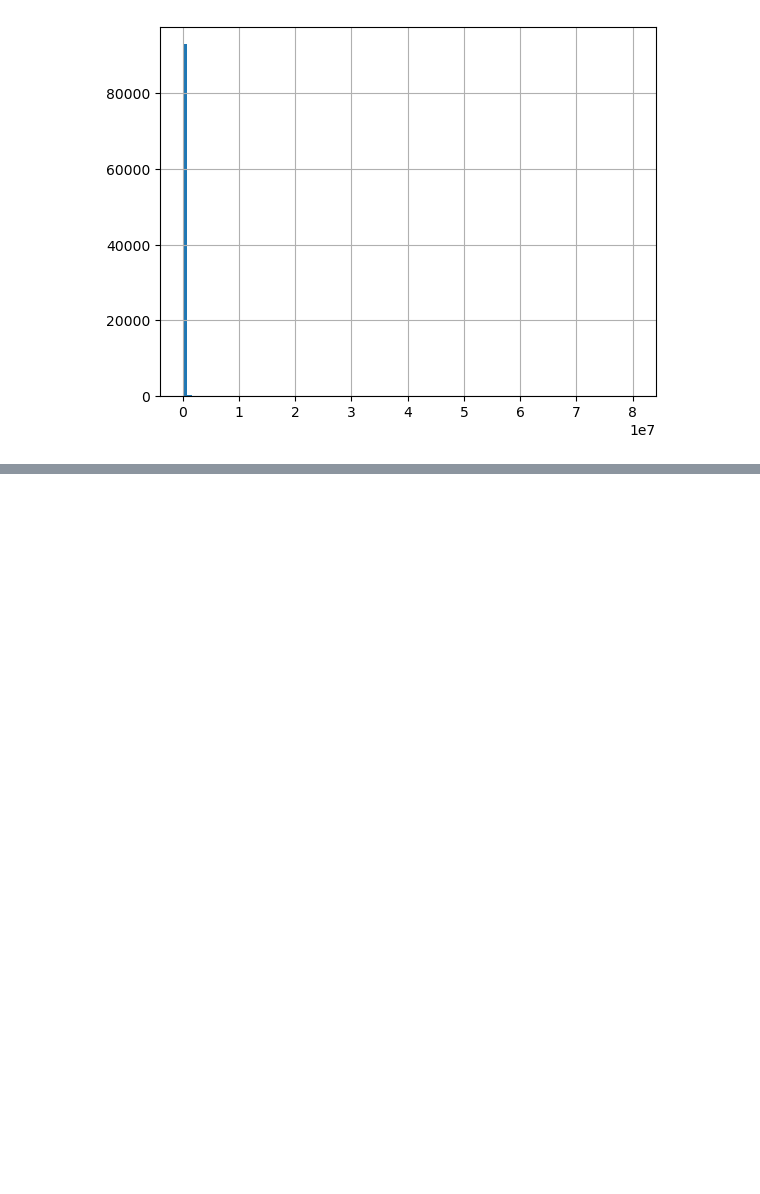
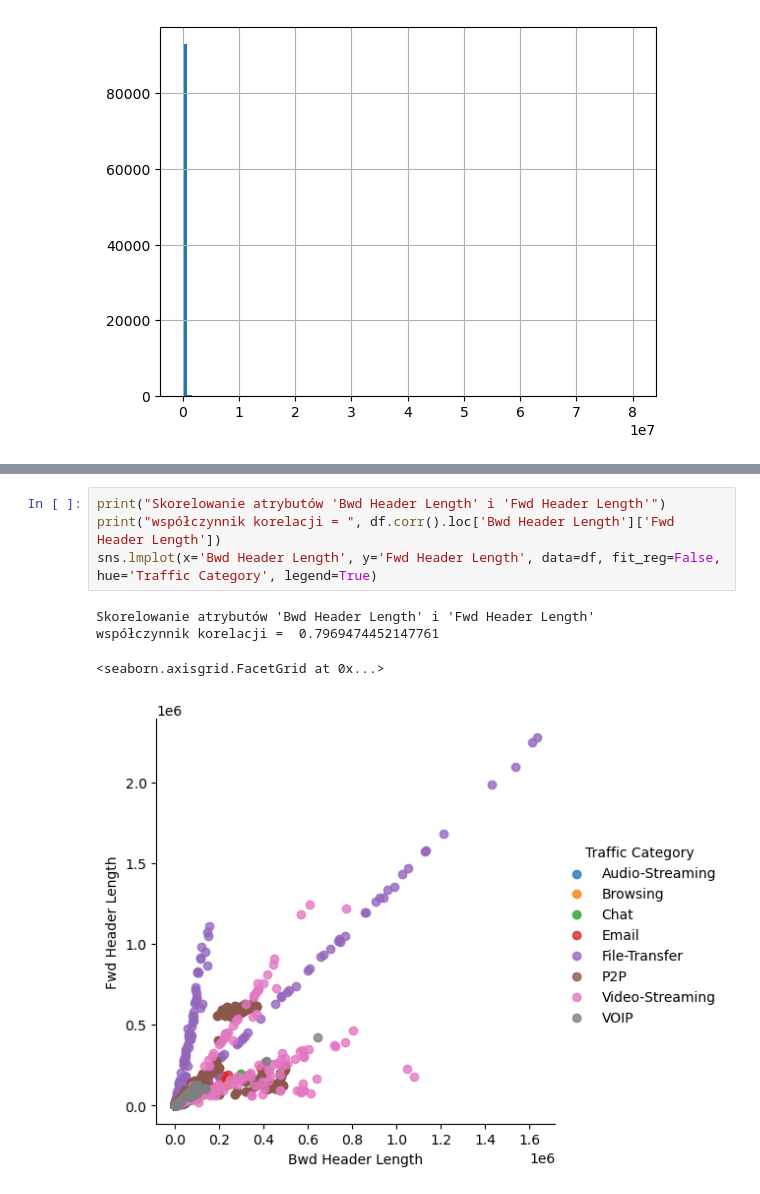
Before and after one commit to lamachan/PRiAD_projekt, a Jupyter notebook: PRiAD_projekt.ipynb, the cells around one changed output, grey strips where cells are left out. Drawn from its saved outputs; the diff is of its cells as text; blank space fills up the shorter version.

```diff
--- a/PRiAD_projekt.ipynb
+++ b/PRiAD_projekt.ipynb
@@ -305,0 +324,9 @@ sns.heatmap(df.corr(), annot=df.corr())
+# %%
+print("Skorelowanie atrybutów 'Bwd Header Length' i 'Fwd Header Length'")
+print("współczynnik korelacji = ", df.corr().loc['Bwd Header Length']['Fwd Header Length'])
+sns.lmplot(x='Bwd Header Length', y='Fwd Header Length', data=df, fit_reg=False, hue='Traffic Category', legend=True)
+# %% [output]
+Skorelowanie atrybutów 'Bwd Header Length' i 'Fwd Header Length'
+współczynnik korelacji =  0.7969474452147761
+<seaborn.axisgrid.FacetGrid at 0x...>
+[figure, added]
```
Also changed, not shown: parts of 31 cells of this notebook.
